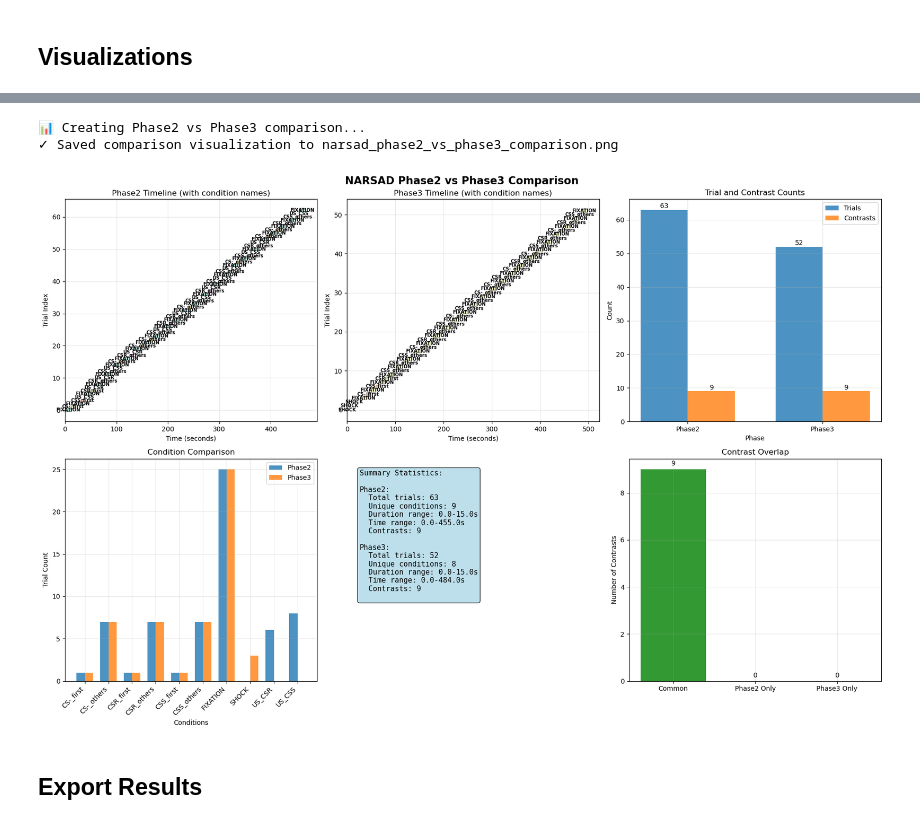
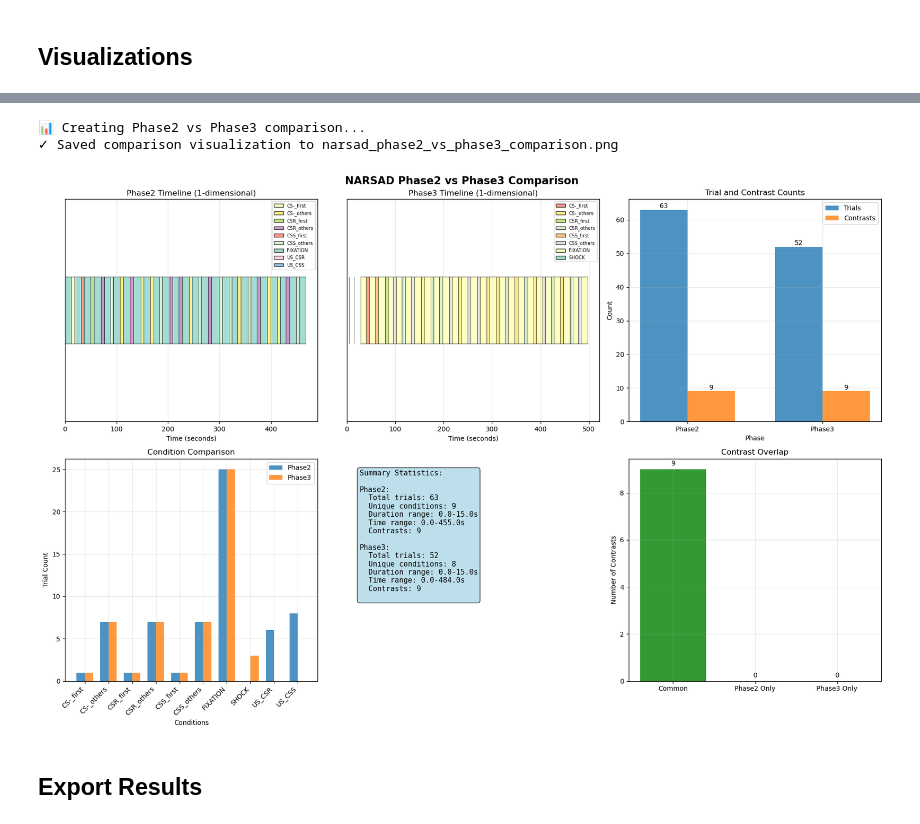
Before and after one commit to XiaoqianXiao/hyak_narsad_remove, a Jupyter notebook: trial_tracking_analysis.ipynb, the cells around one changed output, grey strips where cells are left out. Cells and saved outputs as stored; diff of their text form; code cells hidden in the pictures.

```diff
--- a/trial_tracking_analysis.ipynb
+++ b/trial_tracking_analysis.ipynb
@@ -458,18 +458,20 @@ def plot_phase_comparison(phase2_data, phase2_contrasts, phase3_data, phase3_con
         colors = plt.cm.Set3(np.linspace(0, 1, len(phase2_data['conditions'].unique())))
         condition_colors = dict(zip(phase2_data['conditions'].unique(), colors))
 
+        y_pos = 0.5  # Fixed Y position for all trials
         for i, (_, trial) in enumerate(phase2_data.iterrows()):
             condition = trial['conditions']
             onset = trial['onset']
             duration = trial['duration']
             color = condition_colors[condition]
 
-            ax1.barh(i, duration, left=onset, height=0.8, color=color, alpha=0.8, edgecolor='black', linewidth=0.5)
+            ax1.barh(y_pos, duration, left=onset, height=0.3, color=color, alpha=0.8, edgecolor='black', linewidth=0.5)
 
-        ax1.set_title('Phase2 Timeline (colored by condition)')
+        ax1.set_title('Phase2 Timeline (1-dimensional)')
         ax1.set_xlabel('Time (seconds)')
-        ax1.set_ylabel('Trial Index')
-        ax1.grid(True, alpha=0.3)
+        ax1.set_ylim(0, 1)  # Fixed Y range
+        ax1.set_yticks([])  # No Y-axis ticks
+        ax1.grid(True, alpha=0.3, axis='x')  # Only show horizontal grid lines
 
         # Add legend for Phase2
         legend_elements = [plt.Rectangle((0,0),1,1, facecolor=condition_colors[cond], alpha=0.8, edgecolor='black')
@@ -483,18 +485,20 @@ def plot_phase_comparison(phase2_data, phase2_contrasts, phase3_data, phase3_con
         colors = plt.cm.Set3(np.linspace(0, 1, len(phase3_data['conditions'].unique())))
         condition_colors = dict(zip(phase3_data['conditions'].unique(), colors))
 
+        y_pos = 0.5  # Fixed Y position for all trials
         for i, (_, trial) in enumerate(phase3_data.iterrows()):
             condition = trial['conditions']
             onset = trial['onset']
             duration = trial['duration']
             color = condition_colors[condition]
 
-            ax2.barh(i, duration, left=onset, height=0.8, color=color, alpha=0.8, edgecolor='black', linewidth=0.5)
+            ax2.barh(y_pos, duration, left=onset, height=0.3, color=color, alpha=0.8, edgecolor='black', linewidth=0.5)
 
-        ax2.set_title('Phase3 Timeline (colored by condition)')
+        ax2.set_title('Phase3 Timeline (1-dimensional)')
         ax2.set_xlabel('Time (seconds)')
-        ax2.set_ylabel('Trial Index')
-        ax2.grid(True, alpha=0.3)
+        ax2.set_ylim(0, 1)  # Fixed Y range
+        ax2.set_yticks([])  # No Y-axis ticks
+        ax2.grid(True, alpha=0.3, axis='x')  # Only show horizontal grid lines
 
         # Add legend for Phase3
         legend_elements = [plt.Rectangle((0,0),1,1, facecolor=condition_colors[cond], alpha=0.8, edgecolor='black')
@@ -592,34 +596,34 @@ def plot_phase_comparison(phase2_data, phase2_contrasts, phase3_data, phase3_con
         contrast_names_p3 = [c[0] for c in phase3_contrasts]
 
         common_contrasts = set(contrast_names_p2) & set(contrast_names_p3)
         p2_only = set(contrast_names_p2) - set(contrast_names_p3)
         p3_only = set(contrast_names_p3) - set(contrast_names_p2)
 
         categories = ['Common', 'Phase2 Only', 'Phase3 Only']
         counts = [len(common_contrasts), len(p2_only), len(p3_only)]
 
         bars = ax6.bar(categories, counts, alpha=0.8, color=['green', 'orange', 'purple'])
         ax6.set_ylabel('Number of Contrasts')
         ax6.set_title('Contrast Overlap')
         ax6.grid(True, alpha=0.3)
 
         for bar in bars:
             height = bar.get_height()
             ax6.text(bar.get_x() + bar.get_width()/2., height + 0.1, f'{int(height)}', ha='center', va='bottom')
 
     plt.tight_layout()
     plt.savefig('narsad_phase2_vs_phase3_comparison.png', dpi=300, bbox_inches='tight')
     print("✓ Saved comparison visualization to narsad_phase2_vs_phase3_comparison.png")
     return fig
 
 # Create comparison visualization
 print("\n📊 Creating Phase2 vs Phase3 comparison...")
 if (phase2_processed is not None or phase3_processed is not None):
     fig_comparison = plot_phase_comparison(phase2_processed, phase2_contrasts, phase3_processed, phase3_contrasts)
 # %% [output]
 📊 Creating Phase2 vs Phase3 comparison...
 ✓ Saved comparison visualization to narsad_phase2_vs_phase3_comparison.png
-[figure, old version]
+[figure, new version]
 # %% [markdown]
 ## Export Results
 # %%
```
Also changed, not shown: parts of 2 cells of this notebook, 4 other files.
